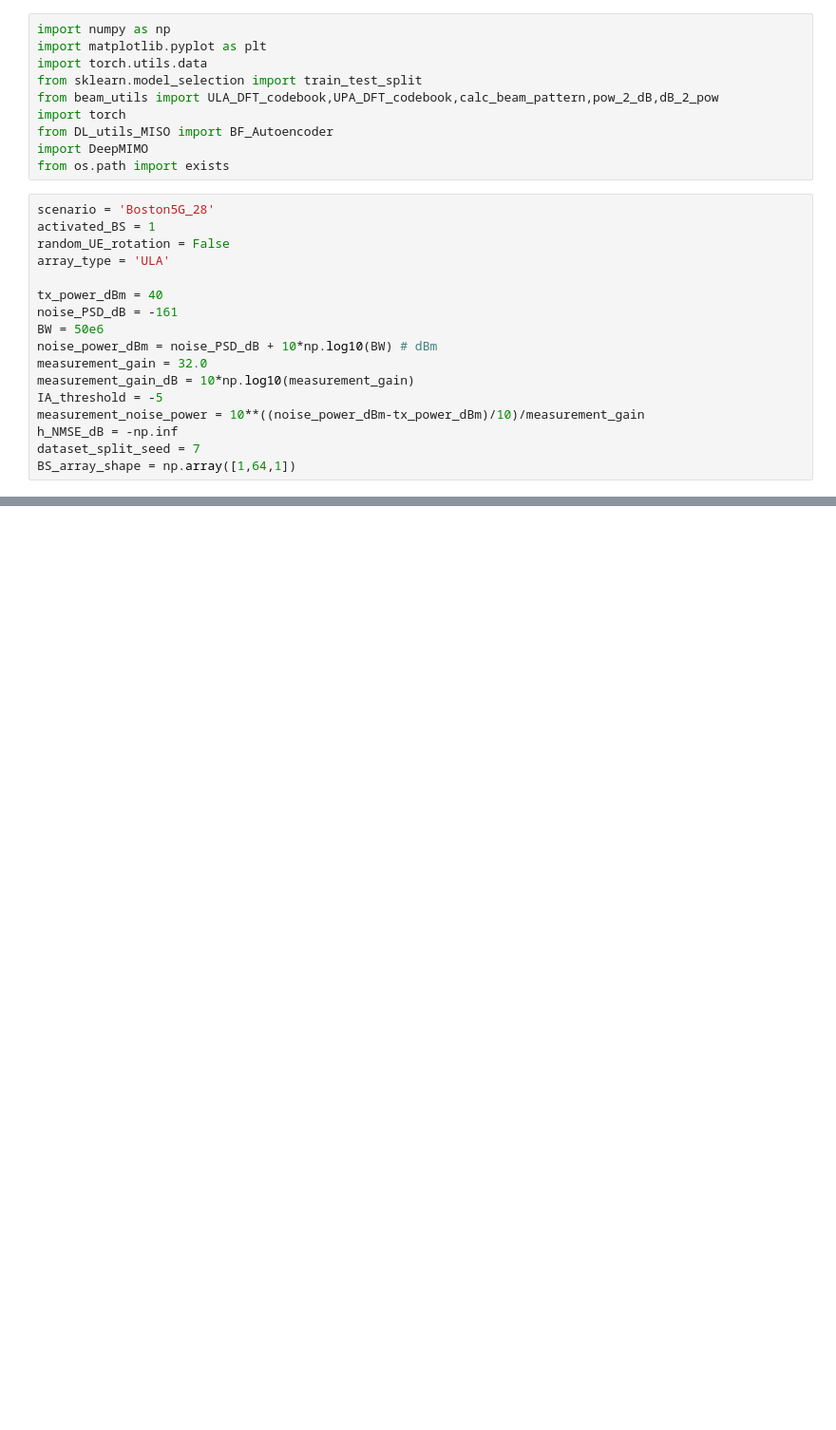
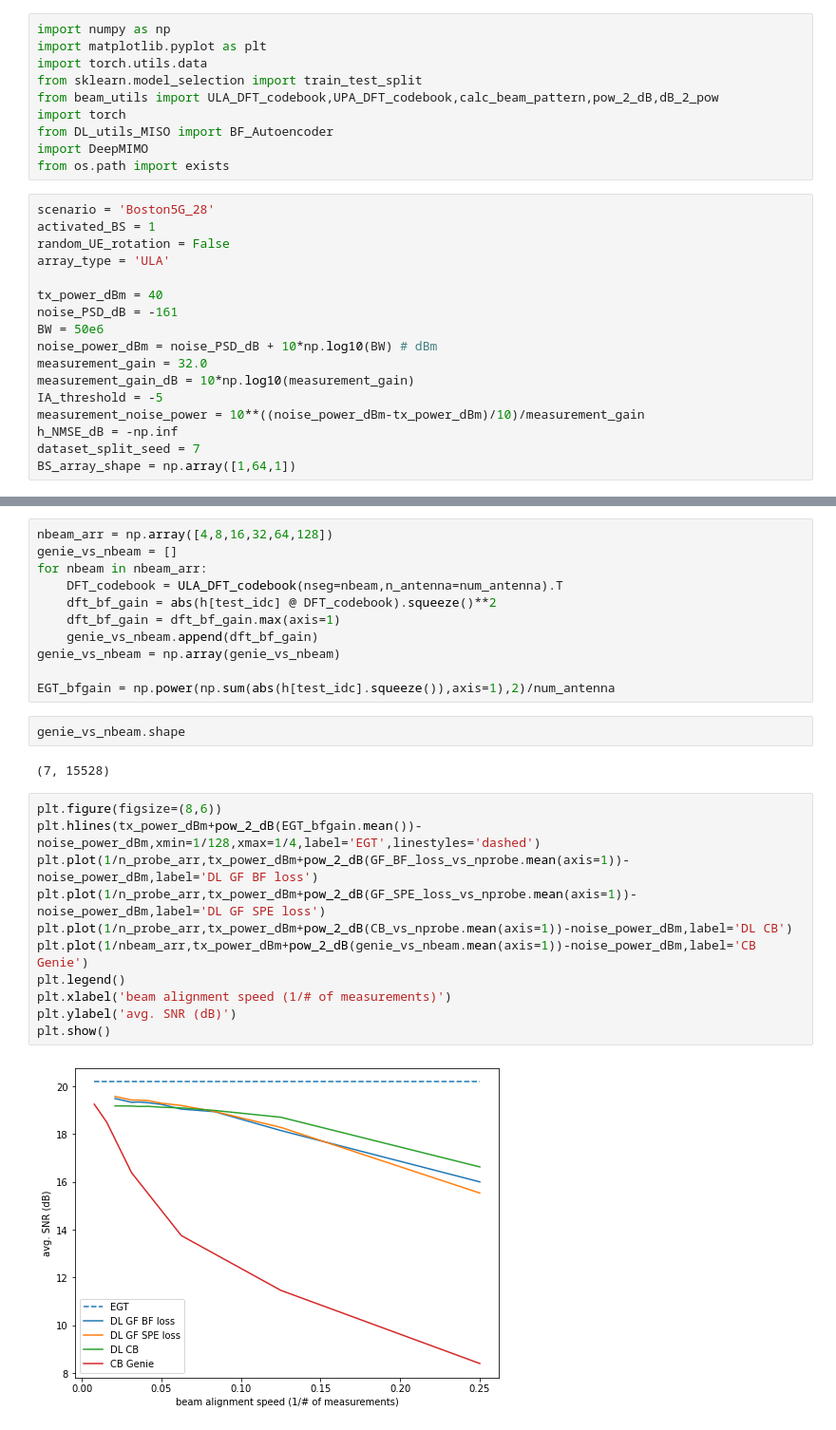
Before and after one commit to YuqiangHeng/DLGF, a Jupyter notebook: compile_result_MISO.ipynb, the cells around one changed output, grey strips where cells are left out. Shown at 95% size. Drawn from its saved outputs; the diff is of its cells as text; blank space fills up the shorter version.

```diff
--- a/compile_result_MISO.ipynb
+++ b/compile_result_MISO.ipynb
@@ -83,0 +196,28 @@ KeyboardInterrupt:
+# %%
+nbeam_arr = np.array([4,8,16,32,64,128])
+genie_vs_nbeam = []
+for nbeam in nbeam_arr:
+    DFT_codebook = ULA_DFT_codebook(nseg=nbeam,n_antenna=num_antenna).T
+    dft_bf_gain = abs(h[test_idc] @ DFT_codebook).squeeze()**2
+    dft_bf_gain = dft_bf_gain.max(axis=1)
+    genie_vs_nbeam.append(dft_bf_gain)
+genie_vs_nbeam = np.array(genie_vs_nbeam)
+
+EGT_bfgain = np.power(np.sum(abs(h[test_idc].squeeze()),axis=1),2)/num_antenna
+# %%
+genie_vs_nbeam.shape
+# %% [output]
+(7, 15528)
+# %%
+plt.figure(figsize=(8,6))
+plt.hlines(tx_power_dBm+pow_2_dB(EGT_bfgain.mean())-noise_power_dBm,xmin=1/128,xmax=1/4,label='EGT',linestyles='dashed')
+plt.plot(1/n_probe_arr,tx_power_dBm+pow_2_dB(GF_BF_loss_vs_nprobe.mean(axis=1))-noise_power_dBm,label='DL GF BF loss')
+plt.plot(1/n_probe_arr,tx_power_dBm+pow_2_dB(GF_SPE_loss_vs_nprobe.mean(axis=1))-noise_power_dBm,label='DL GF SPE loss')
+plt.plot(1/n_probe_arr,tx_power_dBm+pow_2_dB(CB_vs_nprobe.mean(axis=1))-noise_power_dBm,label='DL CB')
+plt.plot(1/nbeam_arr,tx_power_dBm+pow_2_dB(genie_vs_nbeam.mean(axis=1))-noise_power_dBm,label='CB Genie')
+plt.legend()
+plt.xlabel('beam alignment speed (1/# of measurements)')
+plt.ylabel('avg. SNR (dB)')
+plt.show()
+# %% [output]
+[figure, added]
```
Also changed, not shown: parts of 8 cells of this notebook.
